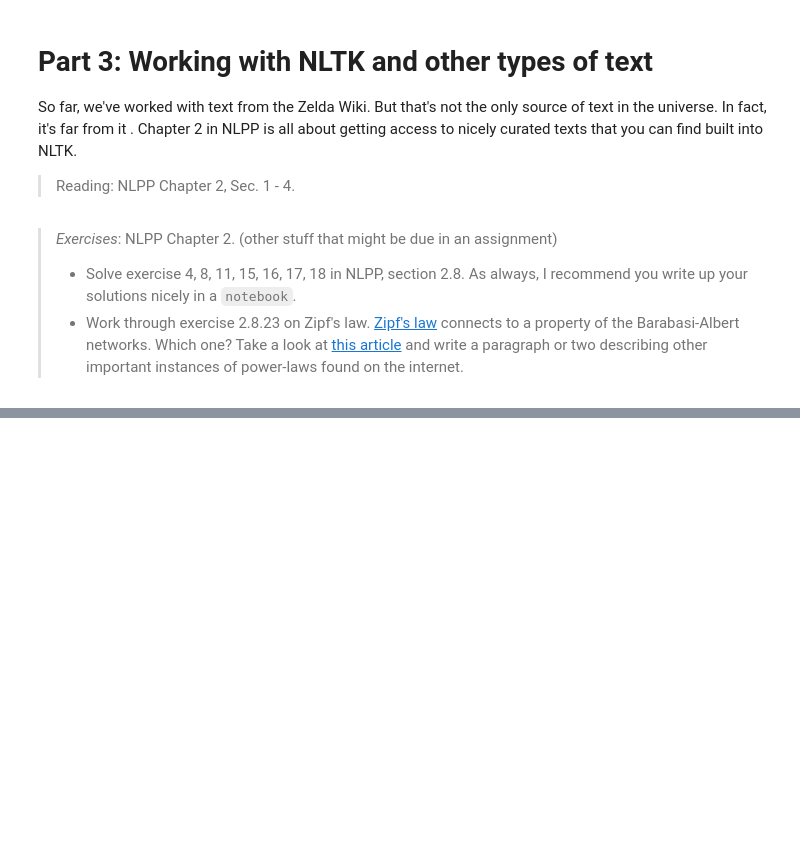
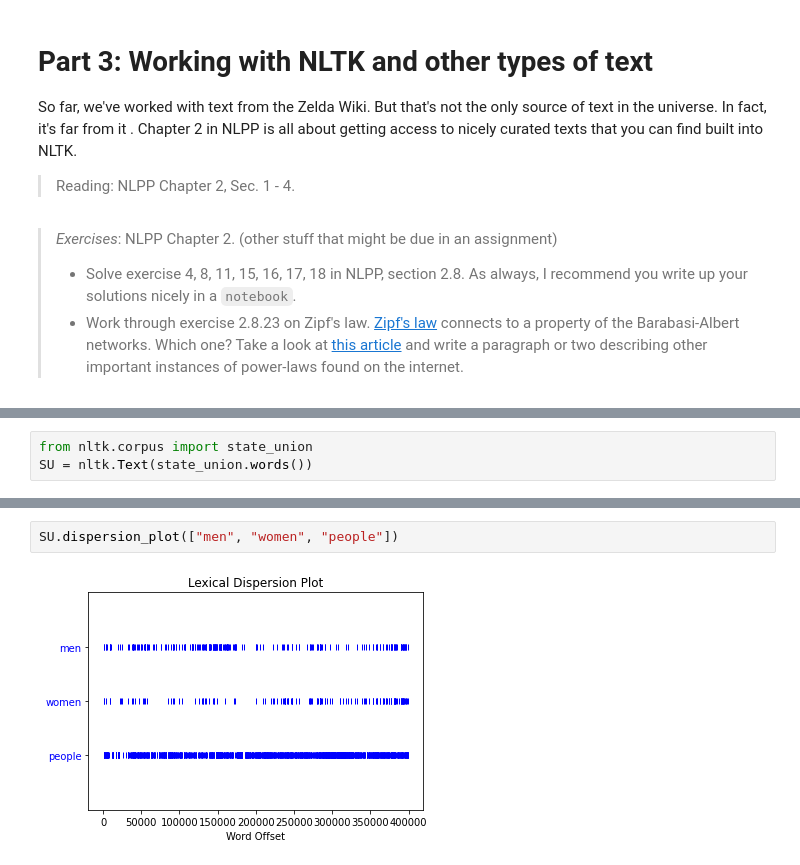
Before and after one commit to SocialComplexityLab/socialgraphs2021, a Jupyter notebook: lectures/Week6.ipynb, the cells around one changed output, grey strips where cells are left out. Saved outputs shown, nothing was run; the diff lists cells and outputs as text; blank space fills up the shorter version.

```diff
--- a/lectures/Week6.ipynb
+++ b/lectures/Week6.ipynb
@@ -111,0 +534,3 @@ So far, we've worked with text from the Zelda Wiki. But that's not the only sour
+# %%
+from nltk.corpus import state_union
+SU = nltk.Text(state_union.words())
@@ -111,0 +545,4 @@ So far, we've worked with text from the Zelda Wiki. But that's not the only sour
+# %%
+SU.dispersion_plot(["men", "women", "people"])
+# %% [output]
+[figure, added]
```
Also changed, not shown: parts of 76 cells of this notebook, 1 other file.
